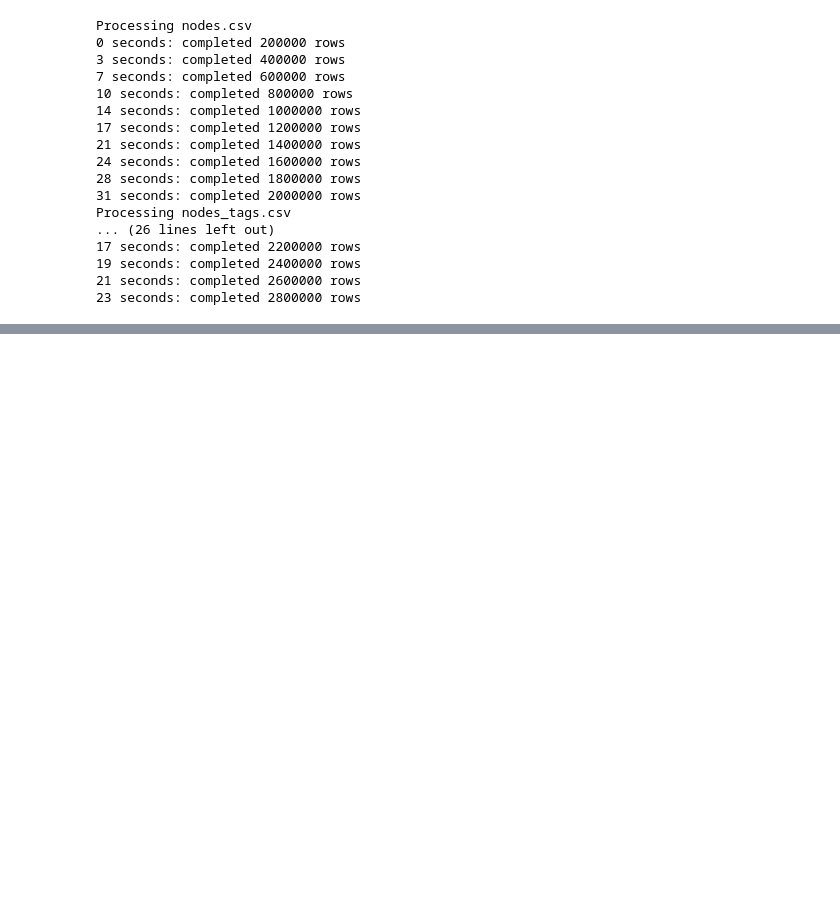
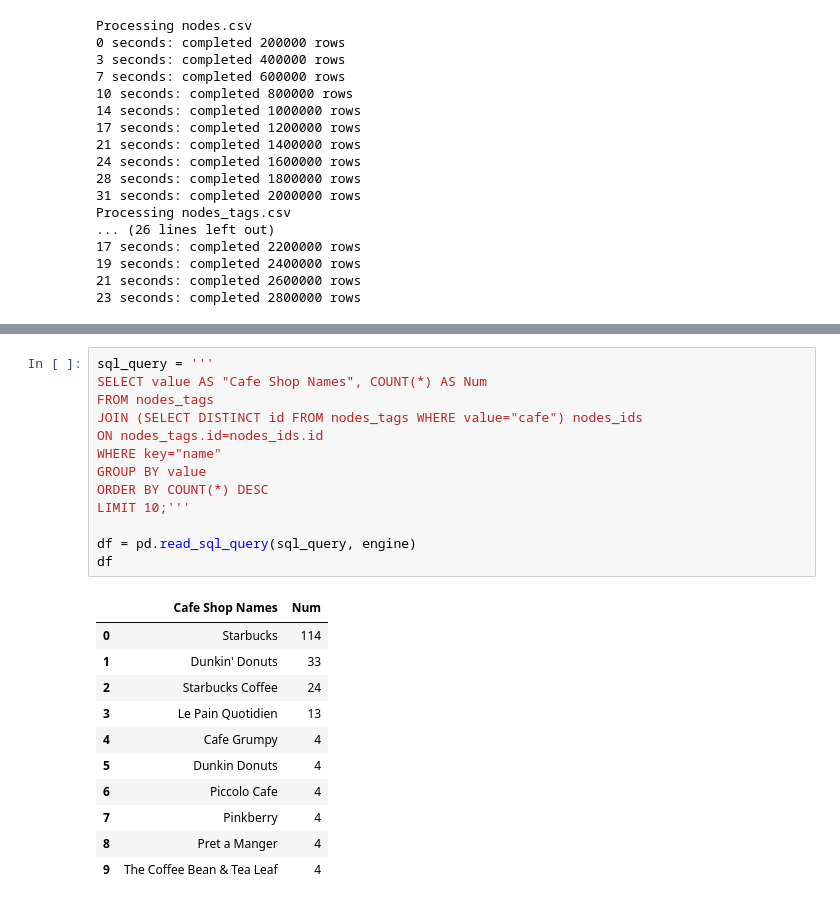
Before and after one commit to Zhenmao/udacity-dand-p3-wrangle-openstreetmap-data, a Jupyter notebook: udacity-dand-p3-wrangle-openstreetmap-data.ipynb, the cells around one changed output, grey strips where cells are left out. Saved outputs shown, nothing was run; the diff lists cells and outputs as text; blank space fills up the shorter version.

```diff
--- a/udacity-dand-p3-wrangle-openstreetmap-data.ipynb
+++ b/udacity-dand-p3-wrangle-openstreetmap-data.ipynb
@@ -575,0 +671,25 @@ Processing nodes_tags.csv
+# %%
+sql_query = '''
+SELECT value AS "Cafe Shop Names", COUNT(*) AS Num
+FROM nodes_tags
+JOIN (SELECT DISTINCT id FROM nodes_tags WHERE value="cafe") nodes_ids
+ON nodes_tags.id=nodes_ids.id
+WHERE key="name"
+GROUP BY value
+ORDER BY COUNT(*) DESC
+LIMIT 10;'''
+
+df = pd.read_sql_query(sql_query, engine)
+df
+# %% [output]
+|  | Cafe Shop Names | Num |
+| 0 | Starbucks | 114 |
+| 1 | Dunkin' Donuts | 33 |
+| 2 | Starbucks Coffee | 24 |
+| 3 | Le Pain Quotidien | 13 |
+| 4 | Cafe Grumpy | 4 |
+| 5 | Dunkin Donuts | 4 |
+| 6 | Piccolo Cafe | 4 |
+| 7 | Pinkberry | 4 |
+| 8 | Pret a Manger | 4 |
+| 9 | The Coffee Bean & Tea Leaf | 4 |
```
Also changed, not shown: parts of 13 cells of this notebook.
